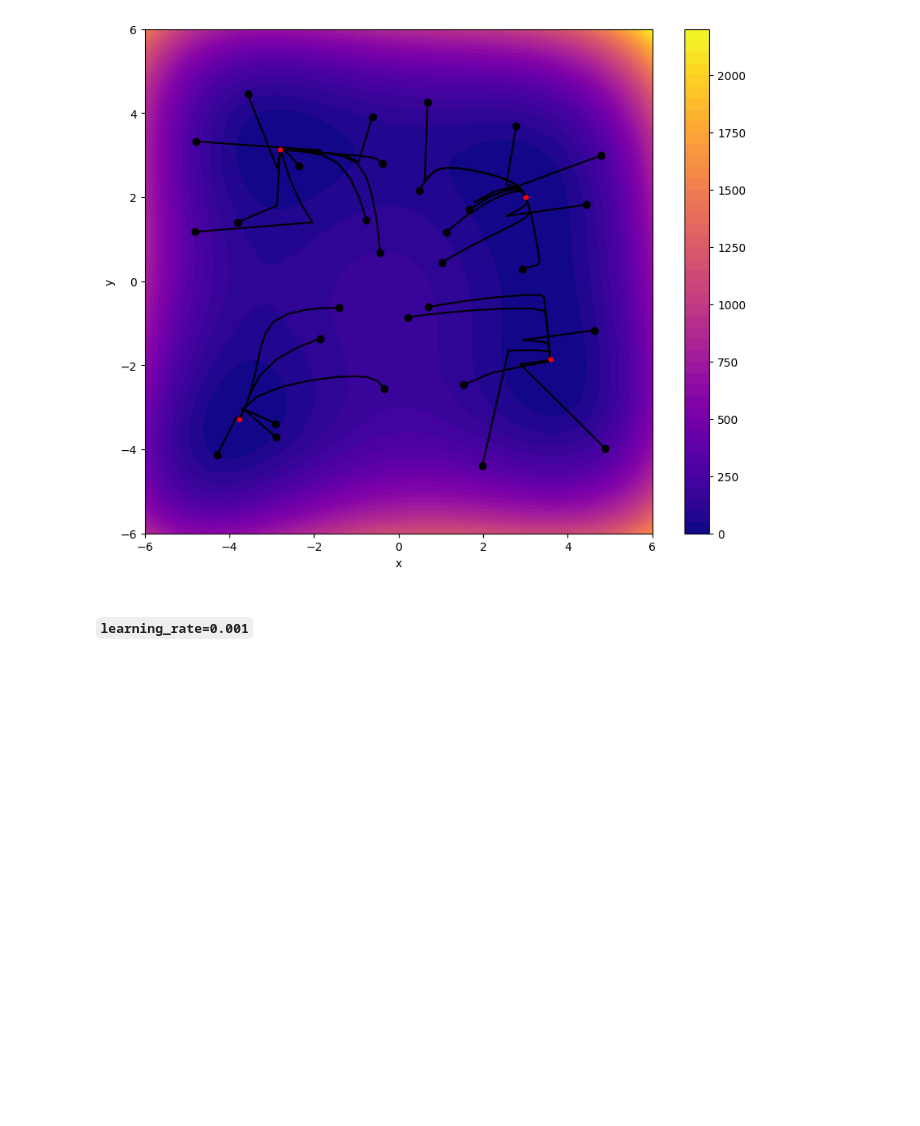
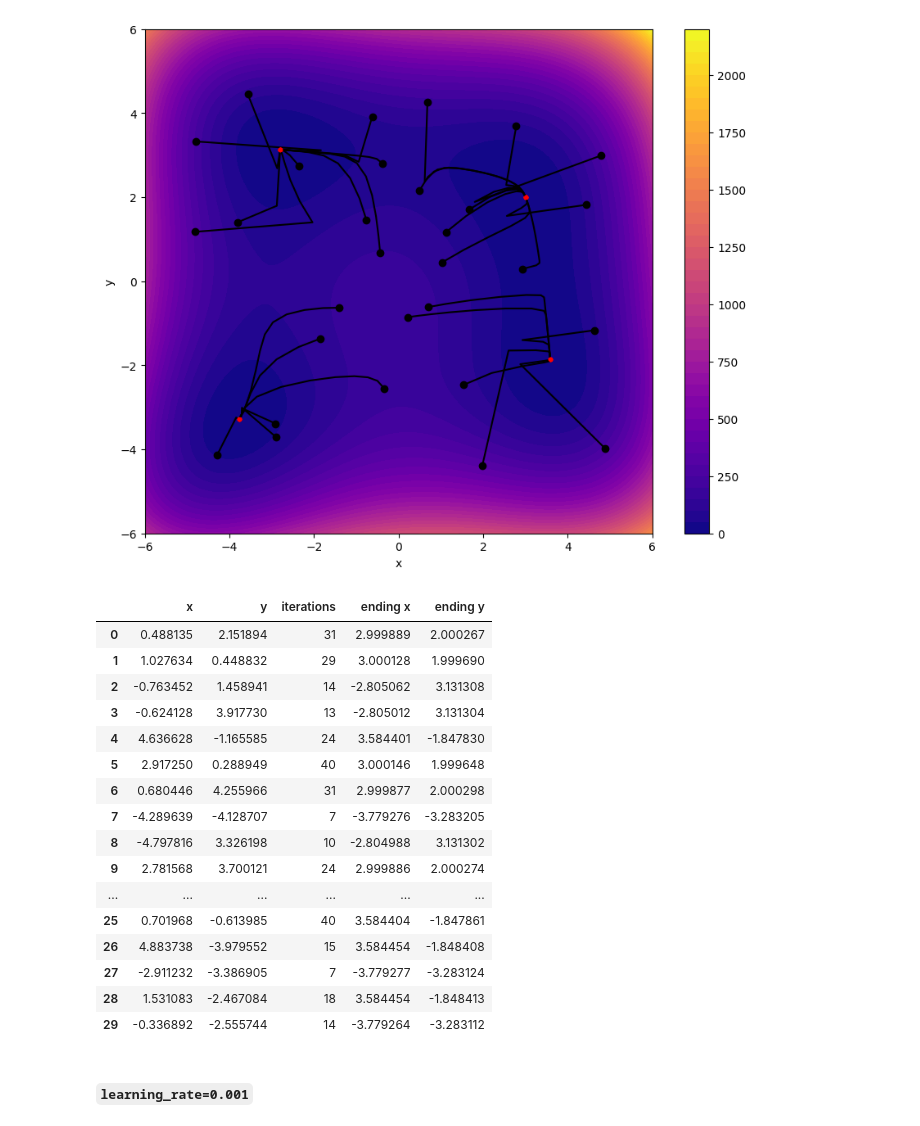
Before and after one commit to pgrzankowski/introduction-to-ai, a Jupyter notebook: simple-gradient-method.ipynb, the cells around one changed output. Drawn from its saved outputs; the diff is of its cells as text; code cells hidden in the pictures; blank space fills up the shorter version.

Commit message:
Implement parameters display in table

```diff
--- a/simple-gradient-method.ipynb
+++ b/simple-gradient-method.ipynb
@@ -139,3 +130,22 @@ def plot_contour(function, gradient, starting_points, learning_rate=0.01, depth=
+# %%
+def display_parameters(function, gradient, starting_points, learning_rate=0.01):
+    table = pd.DataFrame(starting_points, columns=['x', 'y'])
+
+    iterations_table = []
+    ending_x = []
+    ending_y = []
+
+    for starting_point in starting_points:
+        path, iterations = simple_gradient(function, gradient, starting_point, learning_rate)
+        iterations_table.append(iterations)
+        ending_x.append(path[-1][0])
+        ending_y.append(path[-1][1])
+
+    table['iterations'] = np.array(iterations_table)
+    table['ending x'] = np.array(ending_x)
+    table['ending y'] = np.array(ending_y)
+
+    return table
 # %% [markdown]
 ## Testing the algorithm for multiple points with different `learning_rate` values
 # %% [markdown]
@@ -163,6 +173,26 @@ array([[ 0.48813504,  2.15189366],
 plot_contour(himmelblau, himmelblau_gradient, starting_points, learning_rate=0.01, depth=50)
 # %% [output]
 [figure]
+# %%
+display_parameters(himmelblau, himmelblau_gradient, starting_points, 0.01)
+# %% [output]
+|  | x | y | iterations | ending x | ending y |
+| 0 | 0.488135 | 2.151894 | 31 | 2.999889 | 2.000267 |
+| 1 | 1.027634 | 0.448832 | 29 | 3.000128 | 1.999690 |
+| 2 | -0.763452 | 1.458941 | 14 | -2.805062 | 3.131308 |
+| 3 | -0.624128 | 3.917730 | 13 | -2.805012 | 3.131304 |
+| 4 | 4.636628 | -1.165585 | 24 | 3.584401 | -1.847830 |
+| 5 | 2.917250 | 0.288949 | 40 | 3.000146 | 1.999648 |
+| 6 | 0.680446 | 4.255966 | 31 | 2.999877 | 2.000298 |
+| 7 | -4.289639 | -4.128707 | 7 | -3.779276 | -3.283205 |
+| 8 | -4.797816 | 3.326198 | 10 | -2.804988 | 3.131302 |
+| 9 | 2.781568 | 3.700121 | 24 | 2.999886 | 2.000274 |
+| ... | ... | ... | ... | ... | ... |
+| 25 | 0.701968 | -0.613985 | 40 | 3.584404 | -1.847861 |
+| 26 | 4.883738 | -3.979552 | 15 | 3.584454 | -1.848408 |
+| 27 | -2.911232 | -3.386905 | 7 | -3.779277 | -3.283124 |
+| 28 | 1.531083 | -2.467084 | 18 | 3.584454 | -1.848413 |
+| 29 | -0.336892 | -2.555744 | 14 | -3.779264 | -3.283112 |
 # %% [markdown]
 #### `learning_rate=0.001`
 # %%
```
Also changed, not shown: parts of 14 cells of this notebook.
